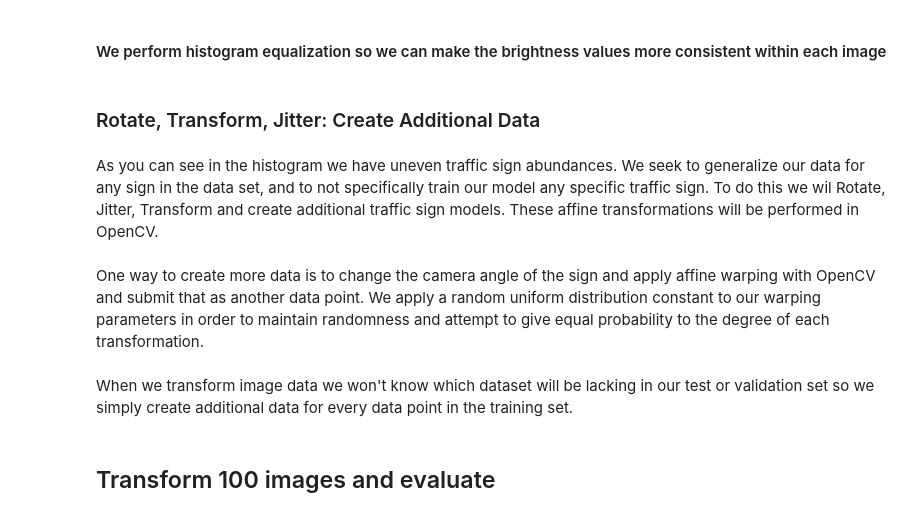
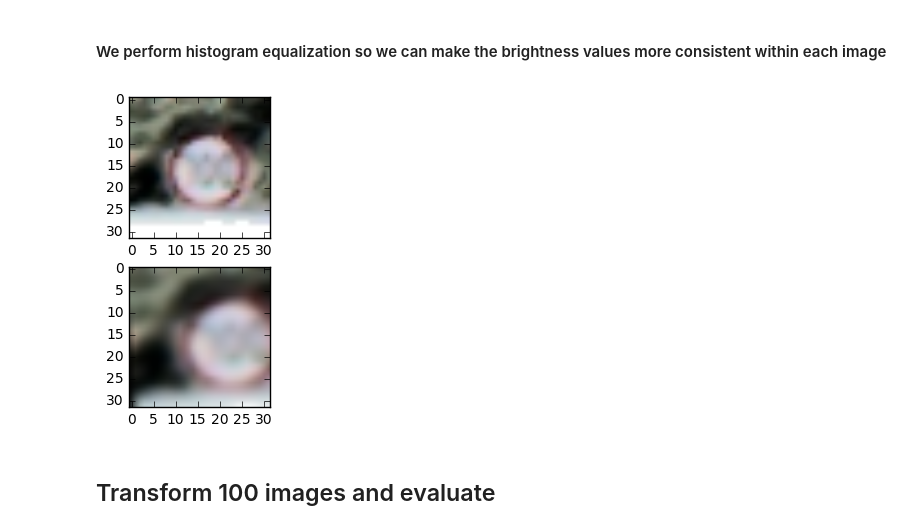
Before and after one commit to Self-Driving-Cars-LosAngeles/TrafficSignClassification, a Jupyter notebook: Traffic_Sign_Classifier_SDCLA.ipynb, the cells around one changed output. Saved outputs shown, nothing was run; the diff lists cells and outputs as text; code cells hidden in the pictures.

```diff
--- a/Traffic_Sign_Classifier_SDCLA.ipynb
+++ b/Traffic_Sign_Classifier_SDCLA.ipynb
@@ -430,9 +250,2 @@ Because at this point we have already performed max-min normalization, our value
 # %% [markdown]
 #### We perform histogram equalization so we can make the brightness values more consistent within each image
-# %% [markdown]
-### Rotate, Transform, Jitter: Create Additional Data
-# %% [markdown]
-As you can see in the histogram we have uneven traffic sign abundances. We seek to generalize our data for any sign in the data set, and to not specifically train our model any specific traffic sign. To do this we wil Rotate, Jitter, Transform and create additional traffic sign models. These affine transformations will be performed in OpenCV.
-# %% [markdown]
-One way to create more data is to change the camera angle of the sign and apply affine warping with OpenCV and submit that as another data point.
-We apply a random uniform distribution constant to our warping parameters in order to maintain randomness and attempt to give equal probability to the degree of each transformation.
@@ -518,13 +252,13 @@ def transform_image_data(image_data, ang_range, shear_range, trans_range):
-# %% [markdown]
-When we transform image data we won't know which dataset will be lacking in our test or validation set so we simply create additional data for every data point in the training set.
 # %%
-# plt.imshow(image2TestRGB)
-# transformed = transform_image(image2TestRGB,20, 10, 5)
-# plt.subplot(211)
-# plt.imshow(image2TestRGB)
-# plt.subplot(212)
-# plt.imshow(transformed)
-# plt.show()
+plt.imshow(image2TestRGB)
+transformed = transform_image(image2TestRGB,20, 10, 5)
+plt.subplot(211)
+plt.imshow(image2TestRGB)
+plt.subplot(212)
+plt.imshow(transformed)
+plt.show()
+# %% [output]
+[figure, added]
 # %% [markdown]
 ## Transform 100 images and evaluate
 # %%
```
Also changed, not shown: parts of 89 cells of this notebook, 2 other files.
